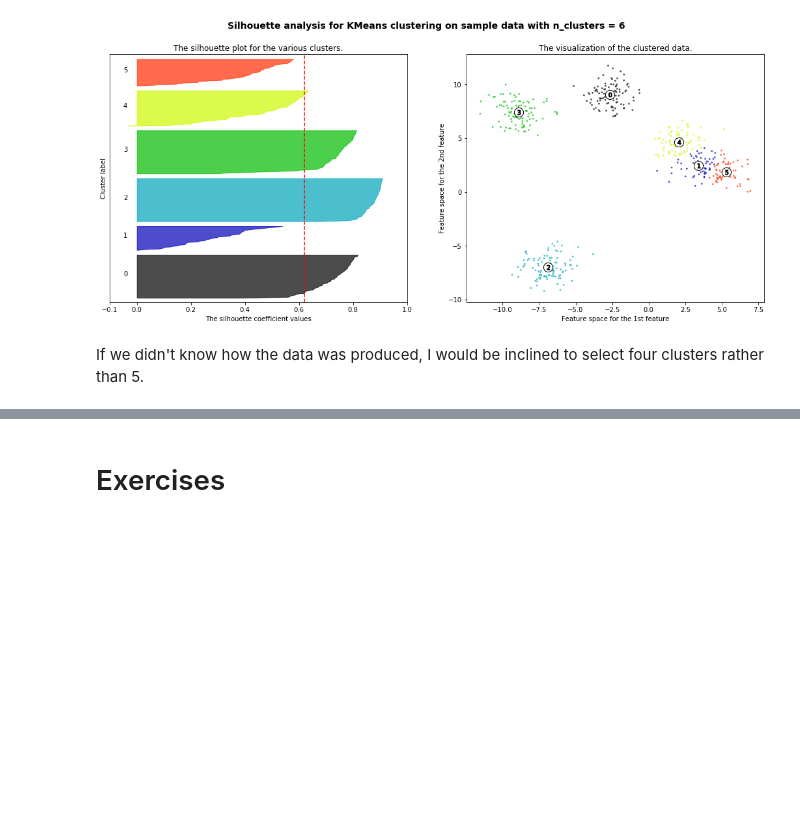
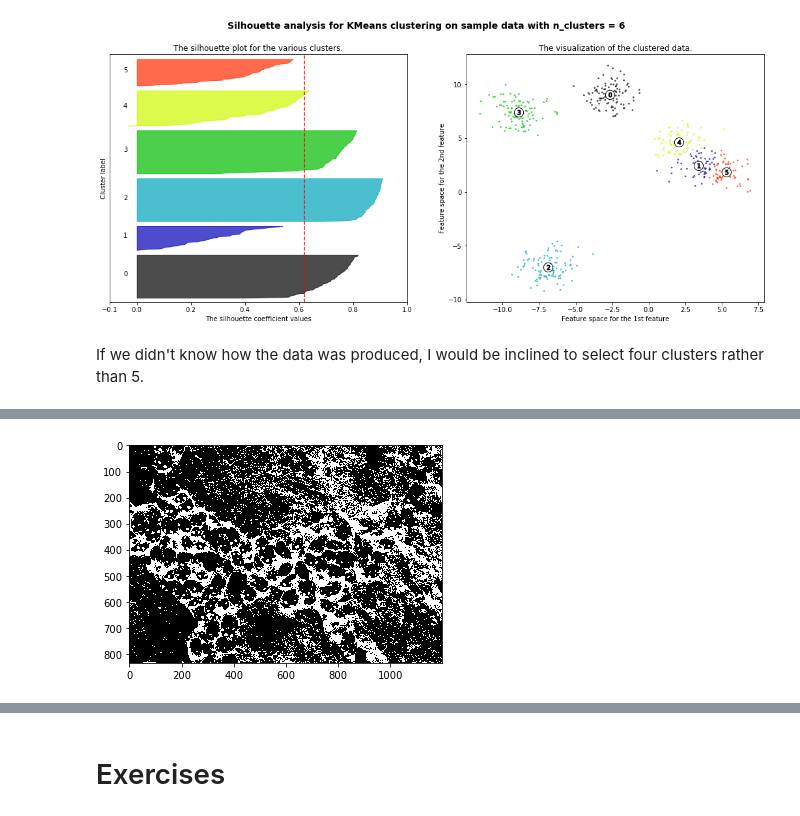
Before and after one commit to youngelf/MachineLearning, a Jupyter notebook: Hands-On2/Chapter 9.ipynb, the cells around one changed output, grey strips where cells are left out. Cells and saved outputs as stored; diff of their text form; code cells hidden in the pictures; blank space fills up the shorter version.

```diff
--- a/Hands-On2/Chapter 9.ipynb
+++ b/Hands-On2/Chapter 9.ipynb
@@ -190,0 +237,34 @@ from sklearn.cluster import KMeans
+# %%
+def show_cluster(original_image_shape, index=0, kmeans=kmeans):
+    "Show the cluster with the specified index"
+    selected_cluster = kmeans.cluster_centers_.copy()
+
+    # For all the other values, set them to pink (doesn't exist in image)
+    # Total number of clusters
+    n = selected_cluster.shape[0]
+    # Create an indexing array with False only at the position 'index', False otherwise
+    unselected = [True,] * n
+    unselected[index] = False
+
+    # Now set the color of index to black. White elsewhere
+    selected_cluster[unselected] = [0, 0, 0]
+    selected_cluster[index] = [1, 0, 0]
+
+    image = selected_cluster[kmeans.labels_]
+
+    picture = image.reshape(original_image_shape)
+    plt.imshow(picture)
+    plt.show()
+
+
+def show_all_clusters(image_shape, kmeans=kmeans):
+    "Show all clusters for this segmentation"
+    # Number of clusters
+    n = kmeans.cluster_centers_.shape[0]
+    # Show each cluster
+    for i in range(n):
+        show_cluster(image_shape, i, kmeans)
+# %%
+show_cluster(ladies.shape, 0, kmeans)
+# %% [output]
+[figure, added]
```
Also changed, not shown: parts of 22 cells of this notebook, 11 other files.
